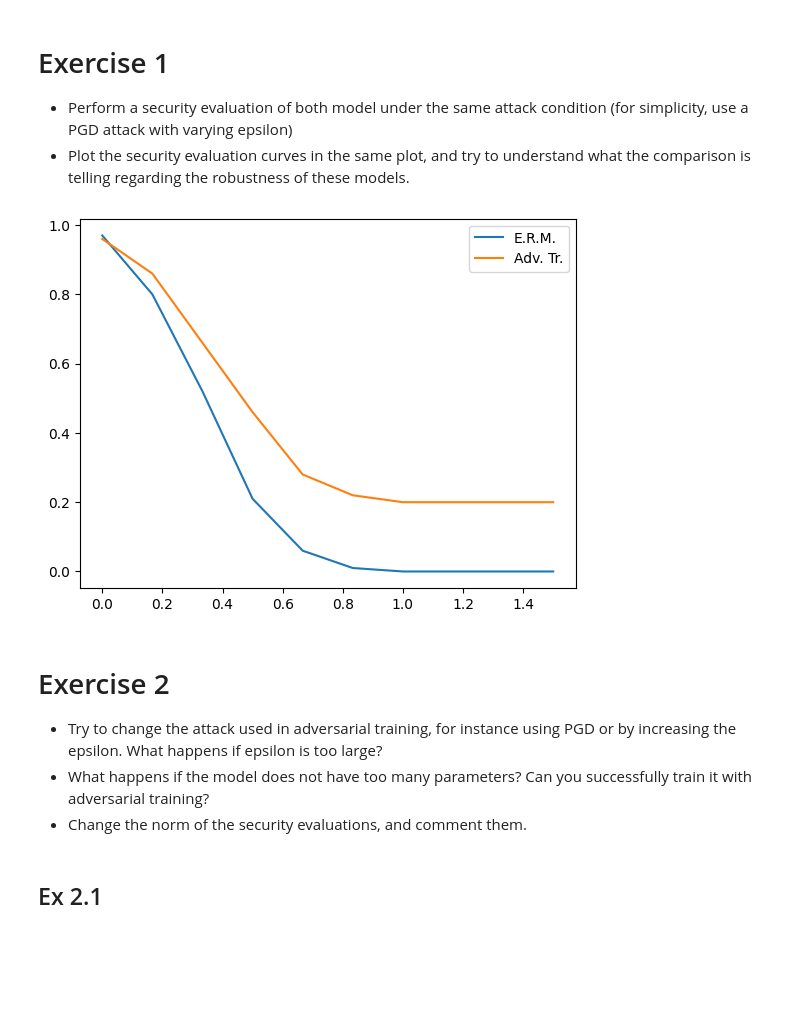
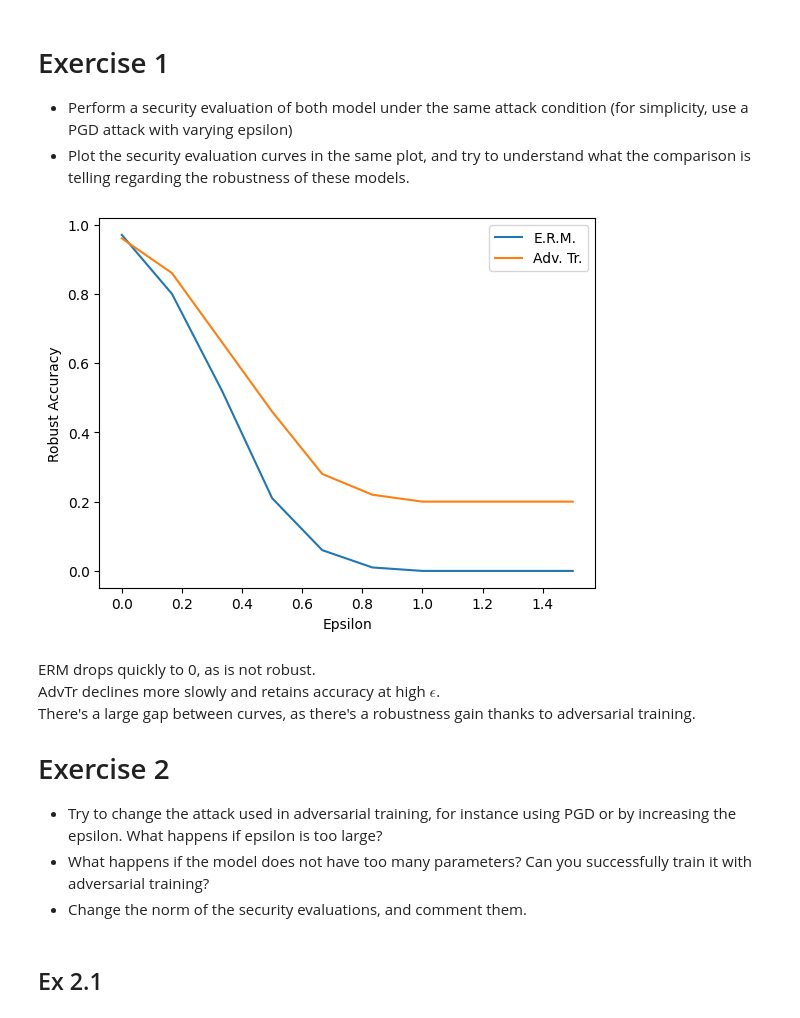
Before and after one commit to girofex/Trustworthy-AI-laboratories, a Jupyter notebook: Lab 05 - Defending against Adversarial Examples.ipynb, the cells around one changed output. Saved outputs shown, nothing was run; the diff lists cells and outputs as text; code cells hidden in the pictures; blank space fills up the shorter version.

```diff
--- a/Lab 05 - Defending against Adversarial Examples.ipynb
+++ b/Lab 05 - Defending against Adversarial Examples.ipynb
@@ -224,13 +231,19 @@ security_eval_at = security_evaluation_pgd_linf(at_model, ts_dataloader, epsilon
 # %%
 import matplotlib.pyplot as plt
 
 plt.plot(epsilons.numpy(), security_eval_no_at, label='E.R.M.')
 plt.plot(epsilons.numpy(), security_eval_at, label='Adv. Tr.')
+plt.xlabel('Epsilon')
+plt.ylabel('Robust Accuracy')
 plt.legend()
 plt.show()
 # %% [output]
-[figure, old version]
+[figure, new version]
 # %% [markdown]
+ERM drops quickly to 0, as is not robust.<br>
+AdvTr declines more slowly and retains accuracy at high $\epsilon$.<br>
+There's a large gap between curves, as there's a robustness gain thanks to adversarial training.
+
 # Exercise 2
 
 * Try to change the attack used in adversarial training, for instance using PGD or by increasing the epsilon. What happens if epsilon is too large?
```
Also changed, not shown: parts of 12 cells of this notebook, 3 other files.
